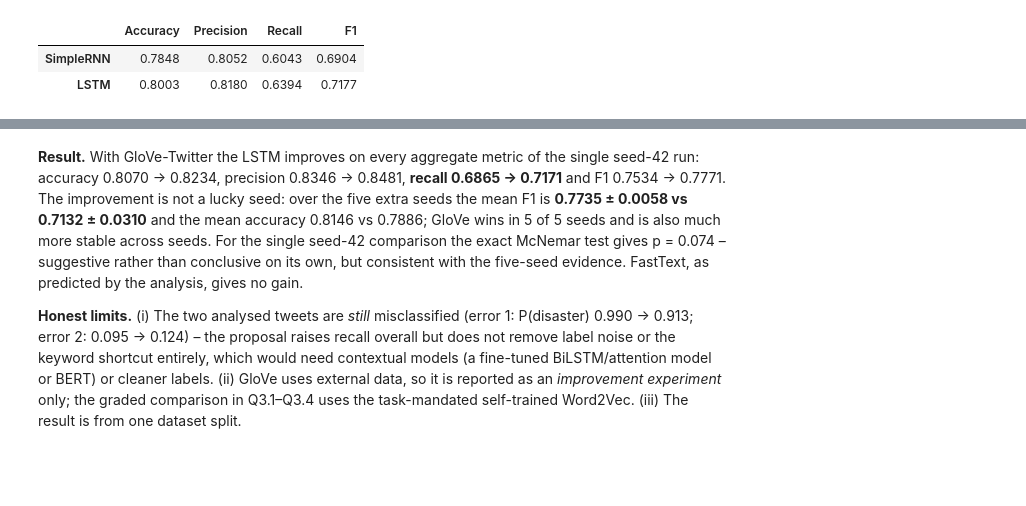
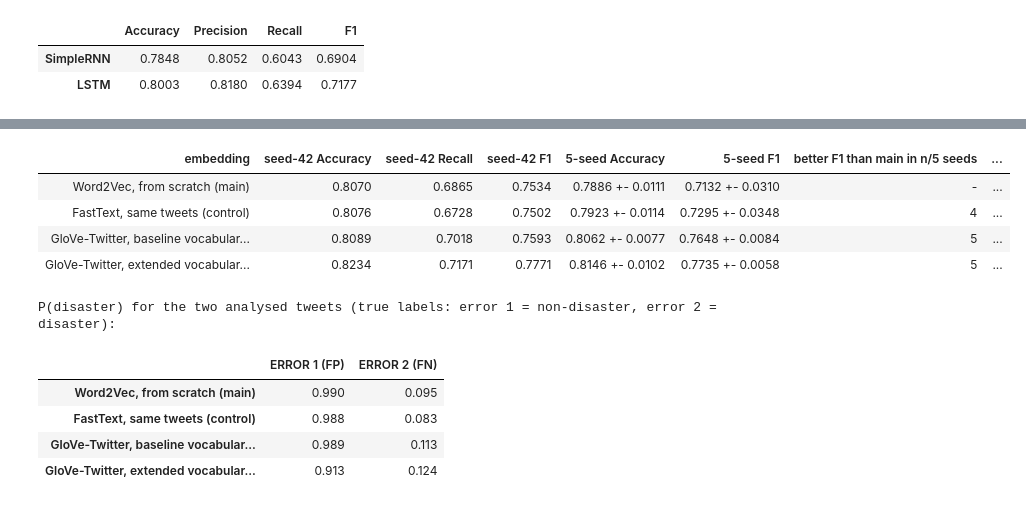
Before and after one commit to Riyan-420/Song_Recommendation, a Jupyter notebook: disaster_tweets_nlp/Disaster_Tweets_Word2Vec_RNN_LSTM.ipynb, the cells around one changed output, grey strips where cells are left out. Saved outputs shown, nothing was run; the diff lists cells and outputs as text; code cells hidden in the pictures; blank space fills up the shorter version.

```diff
--- a/disaster_tweets_nlp/Disaster_Tweets_Word2Vec_RNN_LSTM.ipynb
+++ b/disaster_tweets_nlp/Disaster_Tweets_Word2Vec_RNN_LSTM.ipynb
@@ -119,7 +129,7 @@ import urllib.request
 
 EXPECTED_COLS = ["id", "keyword", "location", "text", "target"]
 MIRROR_URL = ("https://raw.githubusercontent.com/tarunannapareddy/"
-              "Natural-Language-Processing-with-Disaster-Tweets/main/train.csv")
+              "Natural-Language-Processing-with-Disaster-Tweets/4ebbda7a1e16eb7c7344e8a84efe1c2d9f0bf4ce/train.csv")   # pinned commit
 CANDIDATES = [Path("data/train.csv"), Path("train.csv"),
               Path("/kaggle/input/nlp-getting-started/train.csv"), Path("/content/train.csv")]
 
@@ -159,6 +169,12 @@ def locate_train_csv() -> Path:
 
 DATA_PATH = locate_train_csv()
 
+import hashlib
+REFERENCE_MD5 = "f147942c91d00d754503775341d13682"        # md5 of the Kaggle train.csv used to write this report
+md5 = hashlib.md5(DATA_PATH.read_bytes()).hexdigest()
+print("md5", md5, "- identical to the reference copy" if md5 == REFERENCE_MD5 else
+      "- differs from the reference copy (structure and label counts are still valid)")
+
 df = pd.read_csv(DATA_PATH)
 print(f"Loaded {DATA_PATH}: {df.shape[0]:,} rows x {df.shape[1]} columns -> {list(df.columns)}")
 assert df["id"].is_unique and set(df["target"].unique()) == {0, 1}
@@ -525,6 +545,9 @@ def train_model(kind: str, seed: int = SEED, matrix: np.ndarray = embedding_matr
     t0 = time.time()
     hist = model.fit(Xa, ya, validation_data=(Xv, yv), epochs=MAX_EPOCHS, batch_size=BATCH_SIZE,
                      shuffle=True, callbacks=[stopper], verbose=verbose)
+    best_val = min(hist.history["val_loss"])
+    if abs(model.evaluate(Xv, yv, verbose=0)[0] - best_val) > 1e-3:      # guards older Keras restore semantics
+        print(f"WARNING: weights in use do not match the best epoch (val_loss {best_val:.4f}) for seed {seed}")
     return model, hist.history, time.time() - t0
 
 
@@ -1130,9 +1158,52 @@ ERROR 2 (FN): true=1 | P(disaster) Word2Vec-LSTM=0.095 -> GloVe-LSTM=0.124
-# %% [markdown]
-**Result.** With GloVe-Twitter the LSTM improves on every aggregate metric of the single seed-42 run: accuracy 0.8070 → 0.8234, precision 0.8346 → 0.8481, **recall 0.6865 → 0.7171** and
-F1 0.7534 → 0.7771. The improvement is not a lucky seed: over the five extra seeds the mean F1 is **0.7735 ± 0.0058 vs 0.7132 ± 0.0310** and the mean accuracy 0.8146 vs 0.7886; GloVe wins in
-5 of 5 seeds and is also much more stable across seeds. For the single seed-42 comparison the exact McNemar test gives p = 0.074 – suggestive rather than conclusive on its own, but consistent with
-the five-seed evidence. FastText, as predicted by the analysis, gives no gain.
-
-**Honest limits.** (i) The two analysed tweets are *still* misclassified (error 1: P(disaster) 0.990 → 0.913; error 2: 0.095 → 0.124) – the proposal raises recall overall but does not remove label noise
-or the keyword shortcut entirely, which would need contextual models (a fine-tuned BiLSTM/attention model or BERT) or cleaner labels. (ii) GloVe uses external data, so it is reported as an *improvement
-experiment* only; the graded comparison in Q3.1–Q3.4 uses the task-mandated self-trained Word2Vec. (iii) The result is from one dataset split.
+# %%
+# ---- summary of all embedding variants (LSTM, test set)
+EMB_CSV = OUT_DIR / "embedding_experiments.csv"
+if gl_base_res is None and EMB_CSV.exists():
+    print("Offline: showing the saved summary table from the shipped run.")
+    display(pd.read_csv(EMB_CSV).style.format(precision=4).hide(axis="index"))
+else:
+    base_seeds = seed_df[seed_df.model == "LSTM"].set_index("seed")
+    variants = [("Word2Vec, from scratch (main)", dict(prob=results["LSTM"]["prob"], pred=results["LSTM"]["pred"], seeds=base_seeds.reset_index()),
+                 1 - oov_rate),
+                ("FastText, same tweets (control)", ft_res, 1.0)]
+    if gl_base_res is not None:
+        variants += [("GloVe-Twitter, baseline vocabulary (proposal, clean ablation)", gl_base_res, cov_base),
+                     ("GloVe-Twitter, extended vocabulary (proposal)", gl_ext_res, cov_ext)]
+    rows, main_ok = [], results["LSTM"]["pred"] == y_test
+    for name, r, cov in variants:
+        ok = r["pred"] == y_test
+        b_, c_ = int((main_ok & ~ok).sum()), int((~main_ok & ok).sum())
+        sd = r["seeds"].set_index("seed")
+        rows.append({"embedding": name,
+                     "seed-42 Accuracy": accuracy_score(y_test, r["pred"]), "seed-42 Recall": recall_score(y_test, r["pred"]),
+                     "seed-42 F1": f1_score(y_test, r["pred"]),
+                     "5-seed Accuracy": f"{sd.Accuracy.mean():.4f} +- {sd.Accuracy.std():.4f}",
+                     "5-seed F1": f"{sd.F1.mean():.4f} +- {sd.F1.std():.4f}",
+                     "better F1 than main in n/5 seeds": "-" if name.startswith("Word2Vec") else int((sd.F1 > base_seeds.F1).sum()),
+                     "McNemar p vs main (seed 42)": np.nan if name.startswith("Word2Vec") else binomtest(b_, b_ + c_, 0.5).pvalue,
+                     "test tokens with a real vector": cov})
+    emb_table = pd.DataFrame(rows)
+    display(emb_table.style.format({"seed-42 Accuracy": "{:.4f}", "seed-42 Recall": "{:.4f}", "seed-42 F1": "{:.4f}",
+                                    "McNemar p vs main (seed 42)": "{:.3f}", "test tokens with a real vector": "{:.1%}"},
+                                   na_rep="-").hide(axis="index"))
+    emb_table.to_csv(EMB_CSV, index=False)
+
+    # the two analysed tweets under every variant
+    tw = {}
+    for lab, row in [("ERROR 1 (FP)", fp_row), ("ERROR 2 (FN)", fn_row)]:
+        i = test_df.index[test_df["id"] == row["id"]][0]
+        tw[lab] = {name: round(float(r["prob"][i]), 3) for name, r, _ in variants}
+    print("\nP(disaster) for the two analysed tweets (true labels: error 1 = non-disaster, error 2 = disaster):")
+    display(pd.DataFrame(tw))
+# %% [output]
+| embedding | seed-42 Accuracy | seed-42 Recall | seed-42 F1 | 5-seed Accuracy | 5-seed F1 | better F1 than main in n/5 seeds | ... |
+| Word2Vec, from scratch (main) | 0.8070 | 0.6865 | 0.7534 | 0.7886 +- 0.0111 | 0.7132 +- 0.0310 | - | ... |
+| FastText, same tweets (control) | 0.8076 | 0.6728 | 0.7502 | 0.7923 +- 0.0114 | 0.7295 +- 0.0348 | 4 | ... |
+| GloVe-Twitter, baseline vocabular... | 0.8089 | 0.7018 | 0.7593 | 0.8062 +- 0.0077 | 0.7648 +- 0.0084 | 5 | ... |
+| GloVe-Twitter, extended vocabular... | 0.8234 | 0.7171 | 0.7771 | 0.8146 +- 0.0102 | 0.7735 +- 0.0058 | 5 | ... |
+P(disaster) for the two analysed tweets (true labels: error 1 = non-disaster, error 2 = disaster):
+|  | ERROR 1 (FP) | ERROR 2 (FN) |
+| Word2Vec, from scratch (main) | 0.990 | 0.095 |
+| FastText, same tweets (control) | 0.988 | 0.083 |
+| GloVe-Twitter, baseline vocabular... | 0.989 | 0.113 |
+| GloVe-Twitter, extended vocabular... | 0.913 | 0.124 |
```
Also changed, not shown: parts of 23 cells of this notebook, 6 other files.
